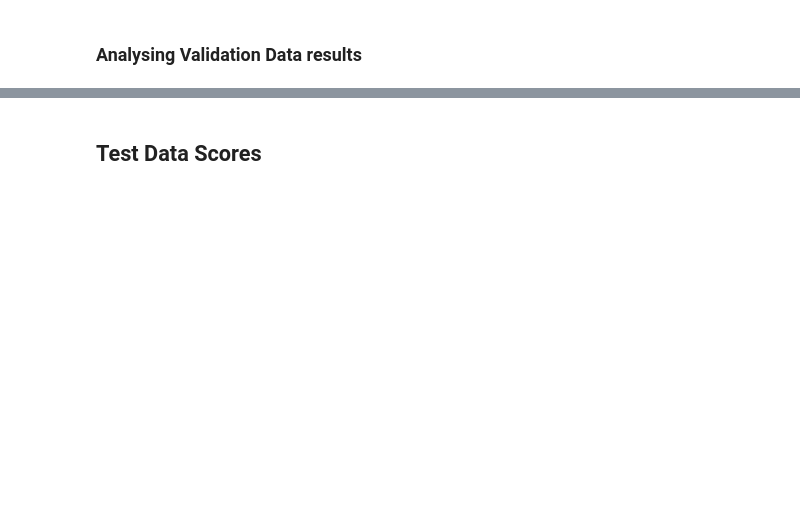
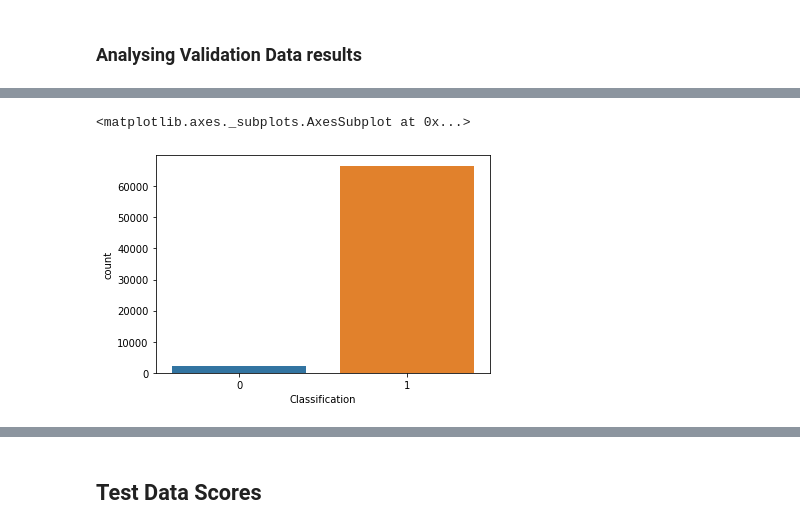
Before and after one commit to mahimaarora/O2O_CouponRedemption, a Jupyter notebook: Approach1/Model.ipynb, the cells around one changed output, grey strips where cells are left out. Drawn from its saved outputs; the diff is of its cells as text; code cells hidden in the pictures; blank space fills up the shorter version.

```diff
--- a/Approach1/Model.ipynb
+++ b/Approach1/Model.ipynb
@@ -324,0 +349,9 @@ train_dataset.shape[0]
+# %%
+firsttimeuser_1 = val_data[val_data['FirstTimeUser']==1]
+firsttimeuser_1['Predicted_values']=[1 if x>=0.5 else 0 for x in firsttimeuser_1['Probability']]
+firsttimeuser_1['Classification'] = [1 if x==y else 0 for x,y in
+                                     zip(firsttimeuser_1['Predicted_values'],firsttimeuser_1['Target'])]
+sns.countplot(firsttimeuser_1['Classification'])
+# %% [output]
+<matplotlib.axes._subplots.AxesSubplot at 0x...>
+[figure, added]
```
Also changed, not shown: parts of 40 cells of this notebook, 6 other files.
